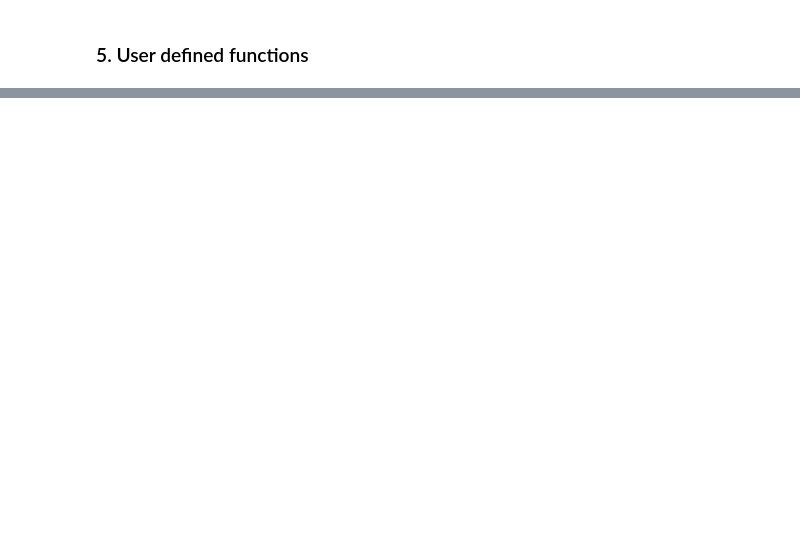
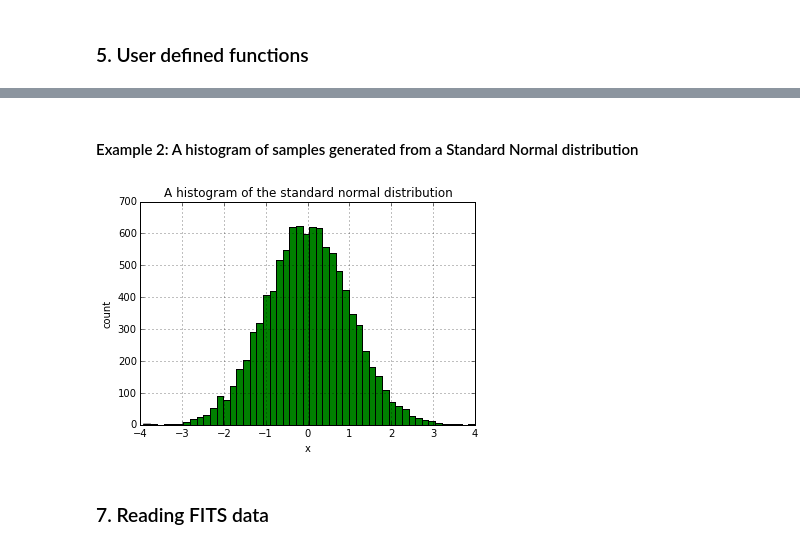
Before and after one commit to OttoStruve/A_quick_intro_to_Python_for_Astronomers, a Jupyter notebook: Intro_to_Pyton_for_Astronomers.ipynb, the cells around one changed output, grey strips where cells are left out. Drawn from its saved outputs; the diff is of its cells as text; code cells hidden in the pictures; blank space fills up the shorter version.

```diff
--- a/Intro_to_Pyton_for_Astronomers.ipynb
+++ b/Intro_to_Pyton_for_Astronomers.ipynb
@@ -106,0 +201,16 @@ print b[0,:]
+# %% [markdown]
+#### Example 2: A histogram of samples generated from a Standard Normal distribution
+# %%
+# Generate data from a standard normal distribution
+x = np.random.randn(10000)
+
+plt.hist(x, 50, facecolor='green') # number of bins = 50
+plt.xlabel('x')
+plt.ylabel('count')
+plt.title('A histogram of the standard normal distribution')
+plt.grid(True)
+plt.show()
+# %% [output]
+[figure, added]
+# %% [markdown]
+### 7. Reading FITS data
```
Also changed, not shown: parts of 43 cells of this notebook, 3 other files.
